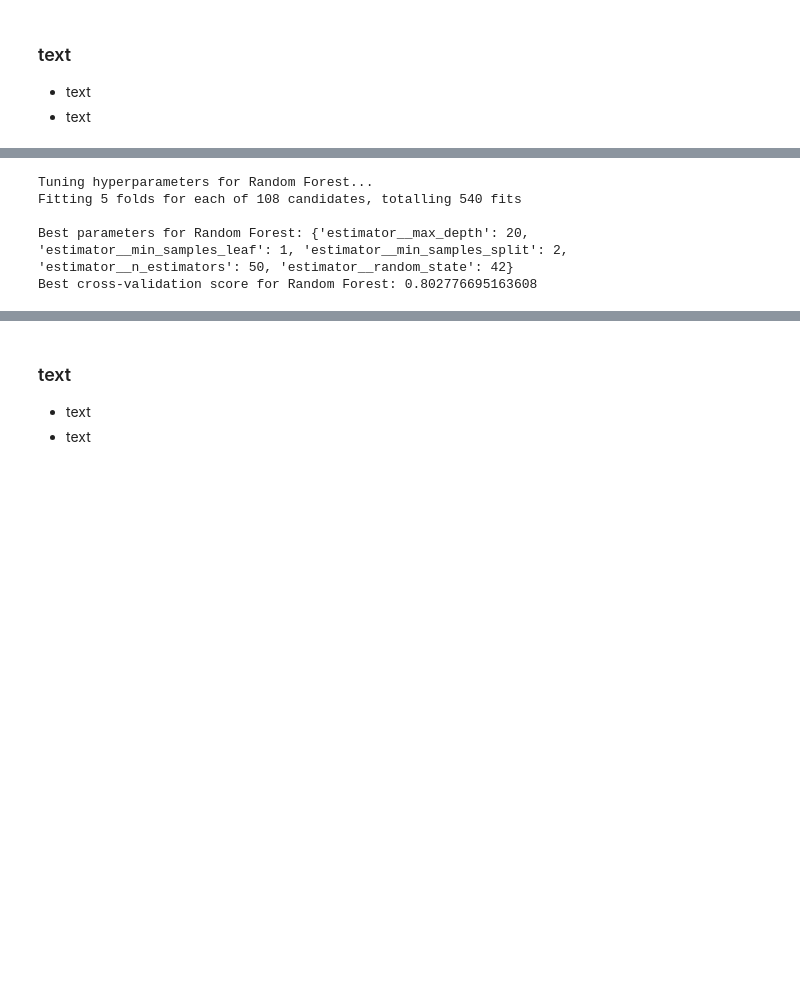
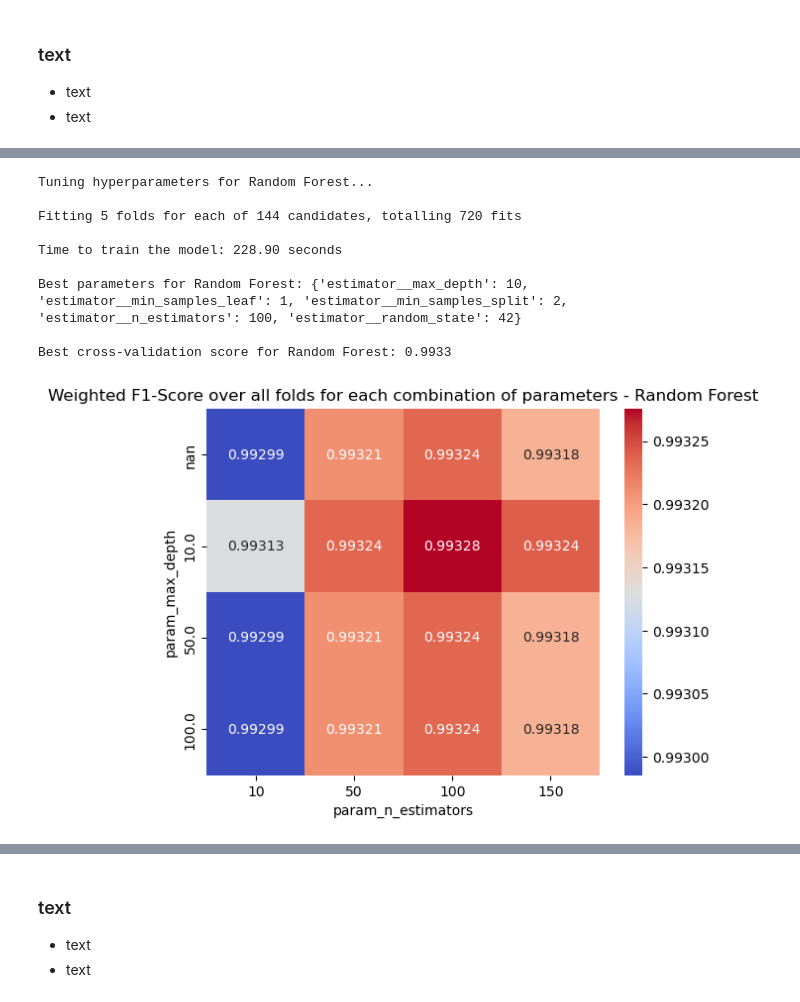
Before and after one commit to Botti01/SSH-Shell-Attacks, a Jupyter notebook: notebooks/section2_supervised_learning_classification.ipynb, the cells around one changed output, grey strips where cells are left out. Drawn from its saved outputs; the diff is of its cells as text; code cells hidden in the pictures; blank space fills up the shorter version.

```diff
--- a/notebooks/section2_supervised_learning_classification.ipynb
+++ b/notebooks/section2_supervised_learning_classification.ipynb
@@ -646,14 +668,36 @@ Best cross-validation score for Logistic Regression: 0.7314750837156205
 # %%
 # Esegui GridSearch per Random Forest con OneVsRestClassifier
 best_rf_model = hyperparameter_tuning_with_gridsearch(
     "Random Forest", RandomForestClassifier(random_state=42), param_grid_rf, X_train_tfidf, y_train_binary
 )
+
+results_rf = pd.DataFrame(best_rf_model.cv_results_)  # cv_results_ contiene i dettagli della GridSearch
+
+# Rimuovi eventuali duplicati
+results_rf = results_rf.drop_duplicates(subset=['param_estimator__max_depth', 'param_estimator__n_estimators'])
+
+# Crea la pivot table senza duplicati
+scores_rf = results_rf.pivot(index='param_estimator__max_depth',
+                             columns='param_estimator__n_estimators',
+                             values='mean_test_score')
+
+# Heatmap
+sns.heatmap(scores_rf, annot=True, cmap='coolwarm', fmt='.5g')
+plt.xlabel('param_n_estimators')
+plt.ylabel('param_max_depth')
+plt.title('Weighted F1-Score over all folds for each combination of parameters - Random Forest')
+plt.show()
 # %% [output]
 Tuning hyperparameters for Random Forest...
-Fitting 5 folds for each of 108 candidates, totalling 540 fits
 
-Best parameters for Random Forest: {'estimator__max_depth': 20, 'estimator__min_samples_leaf': 1, 'estimator__min_samples_split': 2, 'estimator__n_estimators': 50, 'estimator__random_state': 42}
-Best cross-validation score for Random Forest: 0.802776695163608
+Fitting 5 folds for each of 144 candidates, totalling 720 fits
+
+Time to train the model: 228.90 seconds
+
+Best parameters for Random Forest: {'estimator__max_depth': 10, 'estimator__min_samples_leaf': 1, 'estimator__min_samples_split': 2, 'estimator__n_estimators': 100, 'estimator__random_state': 42}
+
+Best cross-validation score for Random Forest: 0.9933
+[figure, added]
 # %%
 # Esegui GridSearch per SVM con OneVsRestClassifier
 best_svm_model = hyperparameter_tuning_with_gridsearch(
```
Also changed, not shown: parts of 20 cells of this notebook.
